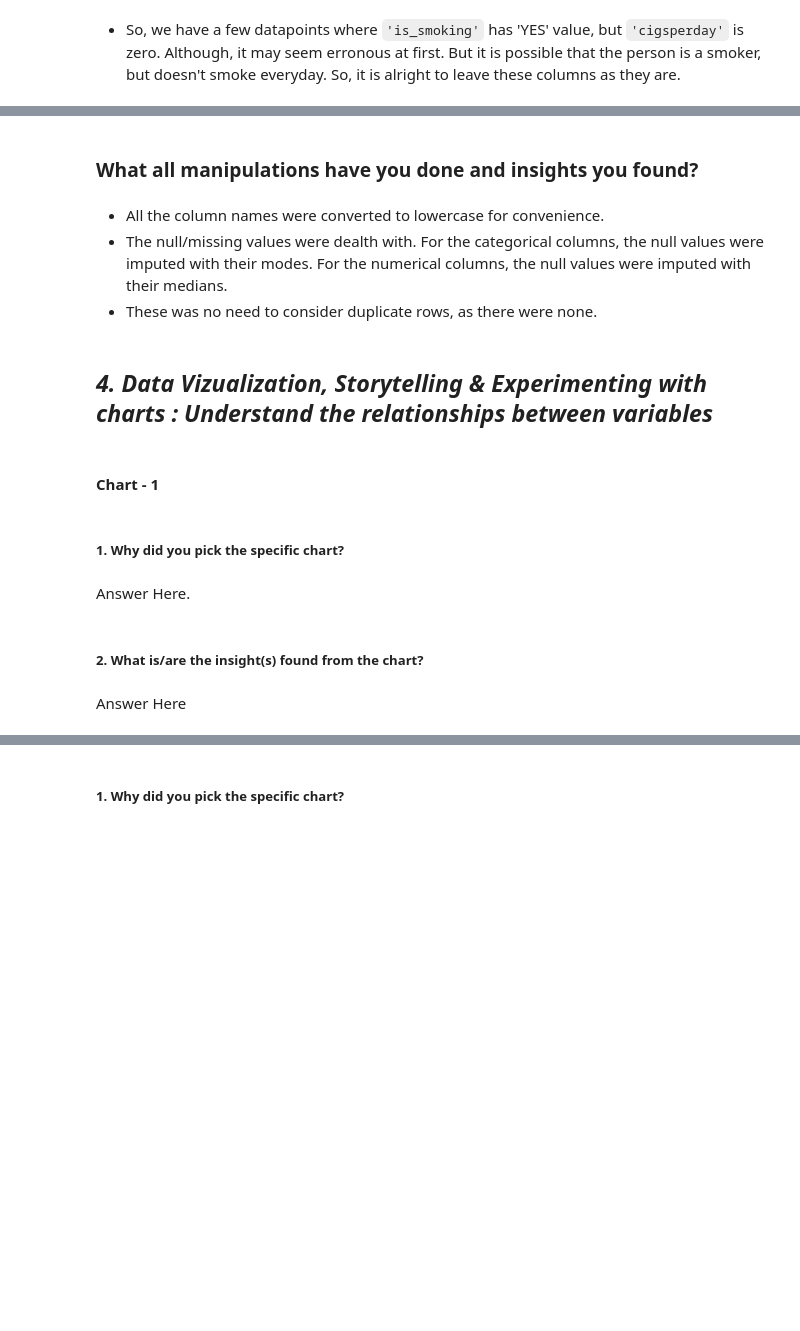
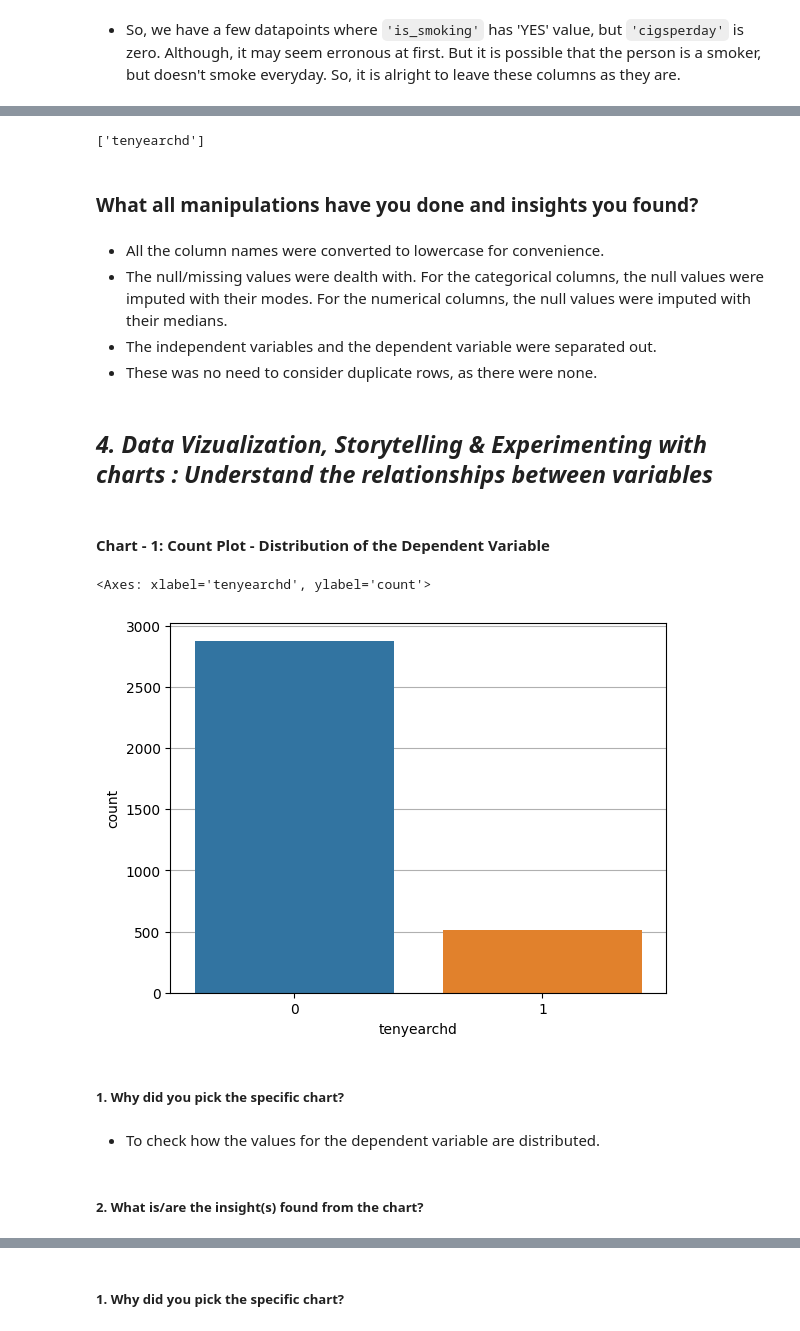
Before and after one commit to dipankarsahu1000/Cardiovascular-Risk-Prediction, a Jupyter notebook: Cardiovascular_Risk_Prediction.ipynb, the cells around one changed output, grey strips where cells are left out. Cells and saved outputs as stored; diff of their text form; code cells hidden in the pictures; blank space fills up the shorter version.

```diff
--- a/Cardiovascular_Risk_Prediction.ipynb
+++ b/Cardiovascular_Risk_Prediction.ipynb
@@ -465,10 +478,17 @@ df[(df['cigsperday'] == 0.0) & (df['is_smoking'] == 'YES')]
+# %%
+# Selecting the dependent vairables and saving them as a list
+dependent_variable = [df.columns[-1]]
+dependent_variable
+# %% [output]
+['tenyearchd']
 # %% [markdown]
 ### What all manipulations have you done and insights you found?
 # %% [markdown]
 * All the column names were converted to lowercase for convenience.
 * The null/missing values were dealth with. For the categorical columns, the null values were imputed with their modes. For the numerical columns, the null values were imputed with their medians.
+* The independent variables and the dependent variable were separated out.
 * These was no need to consider duplicate rows, as there were none.
 # %% [markdown]
 ## ***4. Data Vizualization, Storytelling & Experimenting with charts : Understand the relationships between variables***
 # %% [markdown]
-#### Chart - 1
+#### Chart - 1: Count Plot - Distribution of the Dependent Variable
@@ -477,8 +495,14 @@ df[(df['cigsperday'] == 0.0) & (df['is_smoking'] == 'YES')]
+# %%
+ax = plt.gca()
+ax.yaxis.grid()
+ax.set_axisbelow(True)
+sns.countplot(data = df, x = dependent_variable[0])
+# %% [output]
+<Axes: xlabel='tenyearchd', ylabel='count'>
+[figure, added]
 # %% [markdown]
 ##### 1. Why did you pick the specific chart?
-# %% [markdown]
-Answer Here.
+# %% [markdown]
+* To check how the values for the dependent variable are distributed.
 # %% [markdown]
 ##### 2. What is/are the insight(s) found from the chart?
-# %% [markdown]
-Answer Here
```
Also changed, not shown: parts of 119 cells of this notebook.
